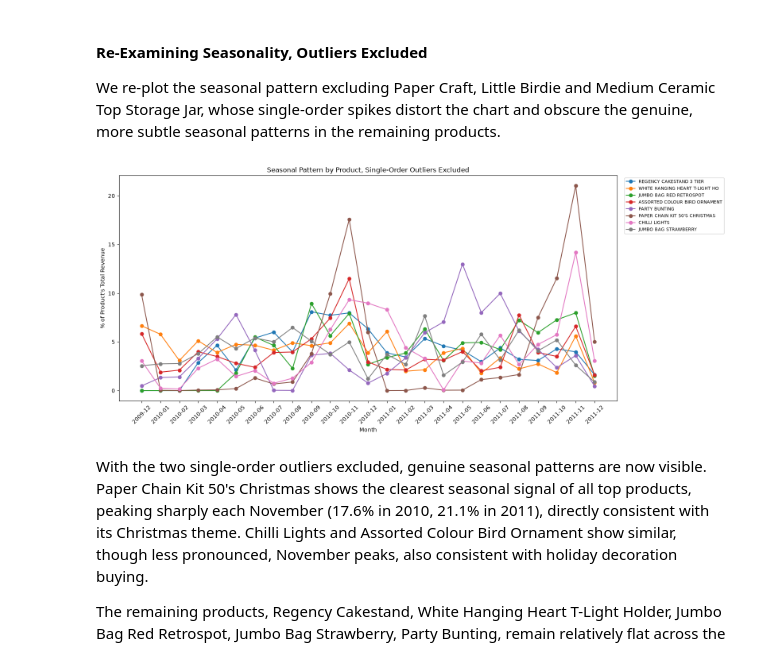
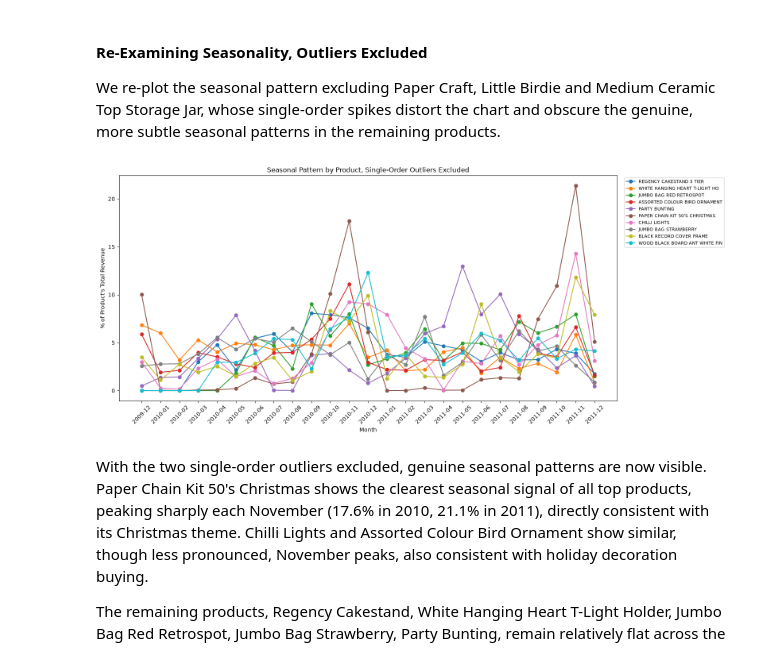
Before and after one commit to SourodeepRoy30/clv-predictor, a Jupyter notebook: notebooks/9_product_analysis.ipynb, the cells around one changed output. Saved outputs shown, nothing was run; the diff lists cells and outputs as text; code cells hidden in the pictures.

Commit message:
Rerun product analysis; rule-based single-order flag replaces hardcoded outlier list

```diff
--- a/notebooks/9_product_analysis.ipynb
+++ b/notebooks/9_product_analysis.ipynb
@@ -119,13 +126,21 @@ We inspect the individual transactions behind Small Fairy Cake Fridge Magnets an
 # %%
-suspect_products = ['SMALL FAIRY CAKE FRIDGE MAGNETS', 'MEDIUM CERAMIC TOP STORAGE JAR']
+CONCENTRATION_THRESHOLD = 0.5   # largest order supplies at least half the product's revenue
+MIN_REVENUE = 5000              # only products large enough for the ranking to matter
 
-for product in suspect_products:
-    print(f"{product}")
-    product_orders = df[df['Description'] == product].groupby('Invoice').agg(
-        Quantity=('Quantity', 'sum'),
-        Revenue=('Revenue', 'sum')
-    ).sort_values('Revenue', ascending=False)
-    print(product_orders.head(10))
-    print(f"Total orders: {len(product_orders)}")
-    print()
+product_summary['Is_Outlier_Driven'] = (
+    (product_summary['Top_Order_Share'] >= CONCENTRATION_THRESHOLD)
+    & (product_summary['Total_Revenue'] >= MIN_REVENUE)
+)
+flagged = product_summary[product_summary['Is_Outlier_Driven']].sort_values('Total_Revenue', ascending=False)
+outlier_products = flagged['Description'].tolist()
+
+print(f"Products with revenue >= £{MIN_REVENUE:,} where one order supplies at least "
+      f"{CONCENTRATION_THRESHOLD:.0%} of revenue: {len(flagged)}")
+print(flagged[['Description', 'Total_Revenue', 'Order_Count', 'Top_Order_Revenue', 'Top_Order_Share']]
+      .round(3).to_string(index=False))
+
+print("\nLargest-order share for the top 10 products by revenue:")
+print(product_summary.sort_values('Total_Revenue', ascending=False)
+      [['Description', 'Total_Revenue', 'Order_Count', 'Top_Order_Share']]
+      .head(10).round(3).to_string(index=False))
 # %% [output]
@@ -194,23 +210,23 @@ This distinction matters for stock planning: business-level seasonality (driven
 
 We re-plot the seasonal pattern excluding Paper Craft, Little Birdie and Medium Ceramic Top Storage Jar, whose single-order spikes distort the chart and obscure the genuine, more subtle seasonal patterns in the remaining products.
 # %%
-outlier_products = ['PAPER CRAFT , LITTLE BIRDIE', 'MEDIUM CERAMIC TOP STORAGE JAR']
+# Exclude any top-10 product flagged as single-order driven above (the list may be empty)
 clean_top_products = [p for p in top_10_products if p not in outlier_products]
 
 fig, ax = plt.subplots(figsize=(16, 7))
 for product in clean_top_products:
     if product in monthly_product_pct.index:
         ax.plot(monthly_product_pct.columns.astype(str), monthly_product_pct.loc[product], marker='o', label=product[:30])
 
 ax.set_xlabel('Month')
 ax.set_ylabel('% of Product\'s Total Revenue')
 ax.set_title('Seasonal Pattern by Product, Single-Order Outliers Excluded')
 ax.legend(loc='upper left', fontsize=8, bbox_to_anchor=(1.01, 1))
 plt.xticks(rotation=45)
 plt.tight_layout()
 plt.show()
 # %% [output]
-[figure, old version]
+[figure, new version]
 # %% [markdown]
 With the two single-order outliers excluded, genuine seasonal patterns are now visible. Paper Chain Kit 50's Christmas shows the clearest seasonal signal of all top products, peaking sharply each November (17.6% in 2010, 21.1% in 2011), directly consistent with its Christmas theme. Chilli Lights and Assorted Colour Bird Ornament show similar, though less pronounced, November peaks, also consistent with holiday decoration buying.
 
```
Also changed, not shown: parts of 10 cells of this notebook.
